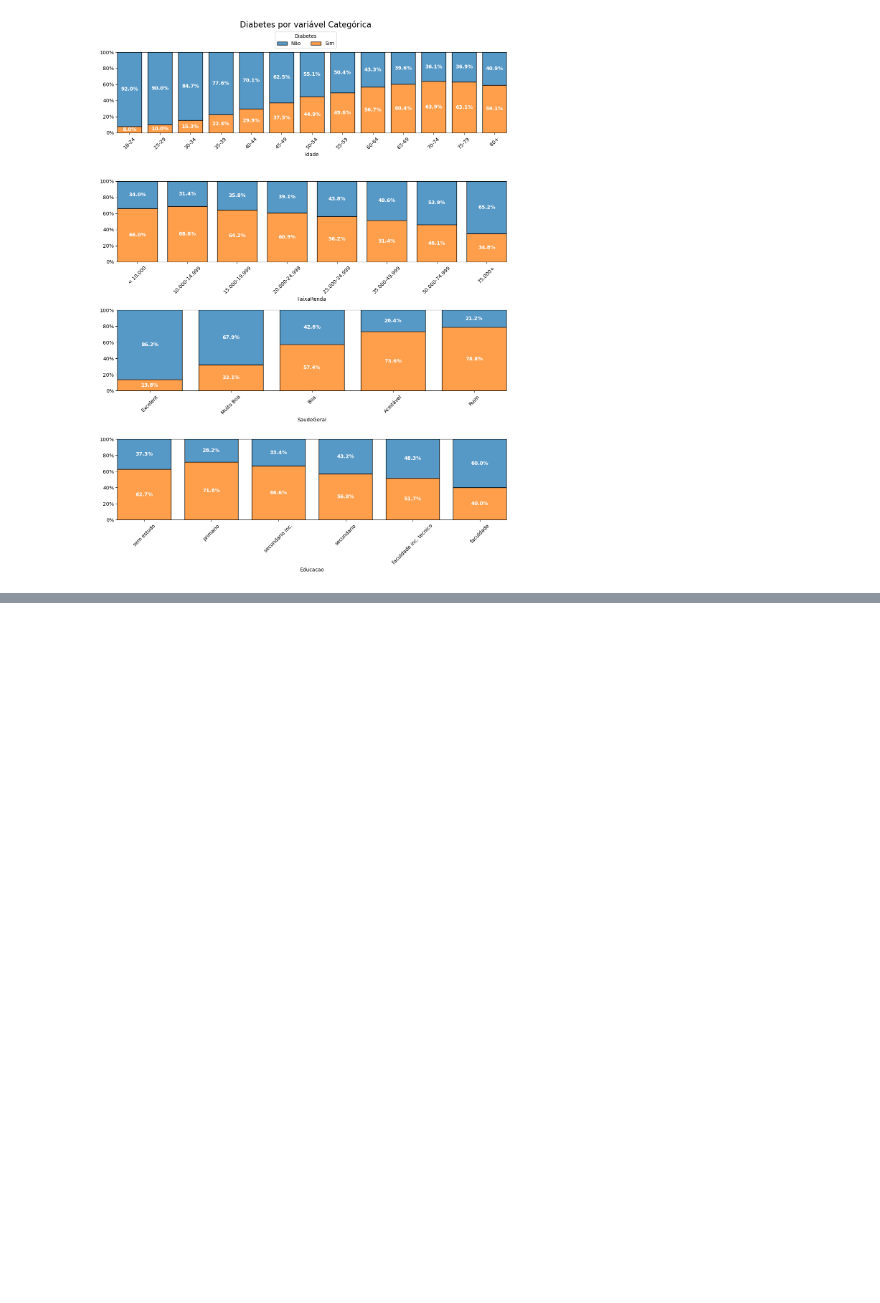
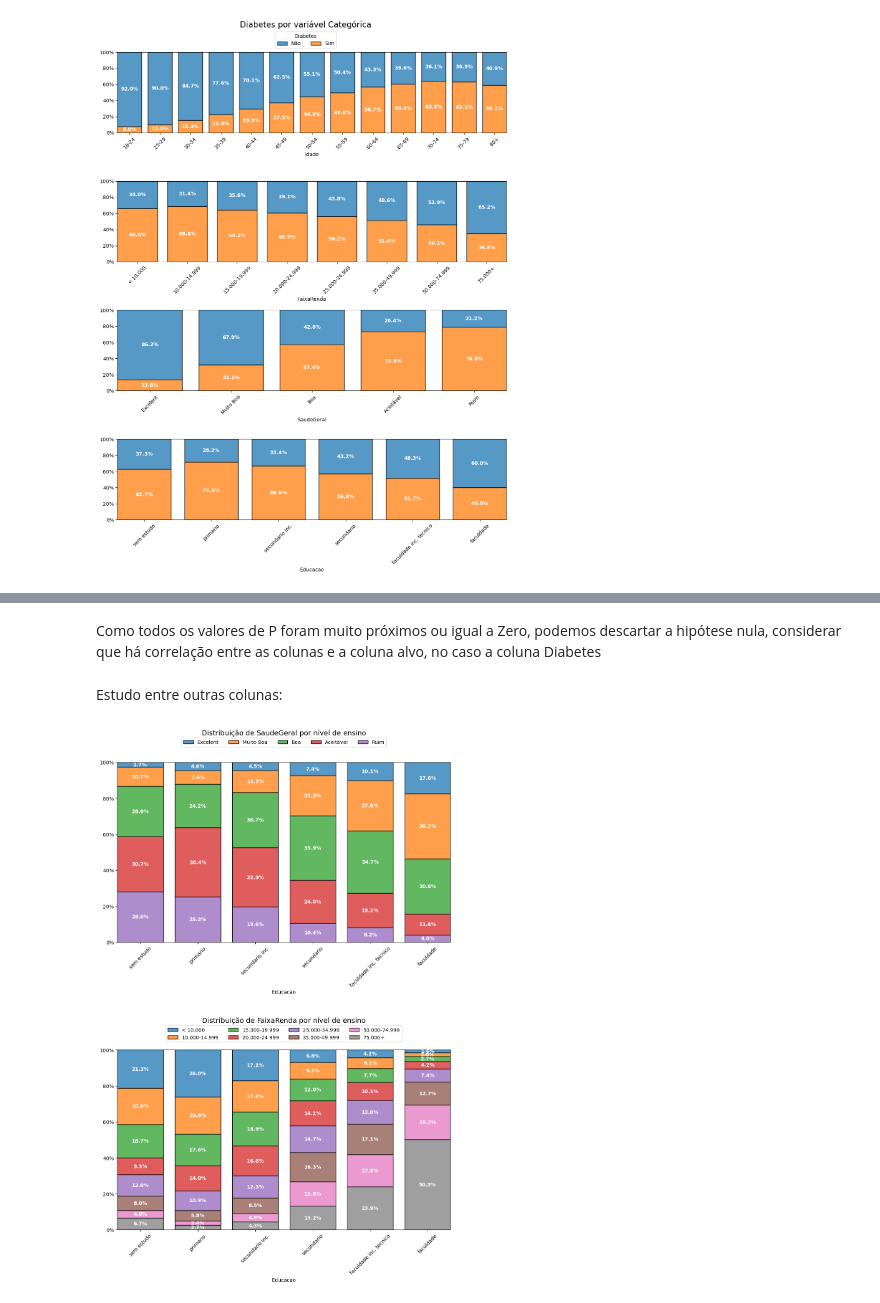
Before and after one commit to loykeevan/estatistica_diabetes, a Jupyter notebook: notebooks/02_le_analise_estatística_diabetes.ipynb, the cells around one changed output, grey strips where cells are left out. Cells and saved outputs as stored; diff of their text form; code cells hidden in the pictures; blank space fills up the shorter version.

Commit message:
Análise de correlação entre coluna alvo e as demais colunas e análise entre outras colunas

```diff
--- a/notebooks/02_le_analise_estatística_diabetes.ipynb
+++ b/notebooks/02_le_analise_estatística_diabetes.ipynb
@@ -369,0 +372,9 @@ plt.show()
+# %%
+for coluna in df_diabetes.select_dtypes("category").columns:
+    if coluna != coluna_alvo:
+        display(pd.crosstab(
+            df_diabetes[coluna_alvo],
+            df_diabetes[coluna],
+            margins=False,
+            normalize='columns'
+            ).style.format("{:.2%}"))
@@ -369,0 +431,6 @@ plt.show()
+# %%
+tabelas_contingencia = {}
+
+for coluna in df_diabetes.select_dtypes("category").columns:
+    if coluna != coluna_alvo:
+        tabelas_contingencia[coluna] = pd.crosstab(df_diabetes[coluna_alvo], df_diabetes[coluna])
@@ -369,0 +457,4 @@ plt.show()
+# %%
+for coluna, tabela in tabelas_contingencia.items():
+    chi_2, valor_p, _, _ = chi2_contingency(tabela)
+    print(f'{coluna} - {chi_2=} - {valor_p=}')
@@ -369,0 +480,46 @@ plt.show()
+# %% [markdown]
+Como todos os valores de P foram muito próximos ou igual a Zero, podemos descartar a hipótese nula, considerar que há correlação entre as colunas e a coluna alvo, no caso a coluna Diabetes
+# %% [markdown]
+Estudo entre outras colunas:
+# %%
+colunas_analise = ["SaudeGeral", "FaixaRenda"]
+
+fig, axs = plt.subplots(nrows=2, ncols=1, figsize=(12, 16))
+
+for ax, coluna in zip(axs.flatten(), colunas_analise):
+    h = sns.histplot(x="Educacao",
+                     hue=coluna,
+                     data=df_diabetes,
+                     multiple='fill',
+                     ax=ax,
+                     stat='percent',
+                     shrink=0.8)
+    h.tick_params(axis='x', labelrotation=45)
+
+    h.yaxis.set_major_formatter(PercentFormatter(1))
+    h.set_ylabel('')
+
+    for bar in h.containers:
+        h.bar_label(bar, label_type='center', labels=[f'{b.get_height():.1%}' for b in bar], color='white', weight='bold')
+
+    legend = h.get_legend()
+
+    labels = [text.get_text() for text in legend.get_texts()]
+
+    numero_itens = len(df_diabetes[coluna].cat.categories)
+
+    ax.legend(
+        handles=legend.legend_handles,
+        labels=labels,
+        loc="upper center",
+        ncols=numero_itens if numero_itens <= 6 else min(4, numero_itens),
+        bbox_to_anchor=(0.5, 1.15),
+    )
+
+    ax.set_title(f"Distribuição de {coluna} por nível de ensino", fontsize=14, pad=55)
+
+plt.subplots_adjust(wspace=0.1, hspace=0.6, top=0.925)
+
+plt.show()
+# %% [output]
+[figure, added]
```
Also changed, not shown: parts of 6 cells of this notebook.
